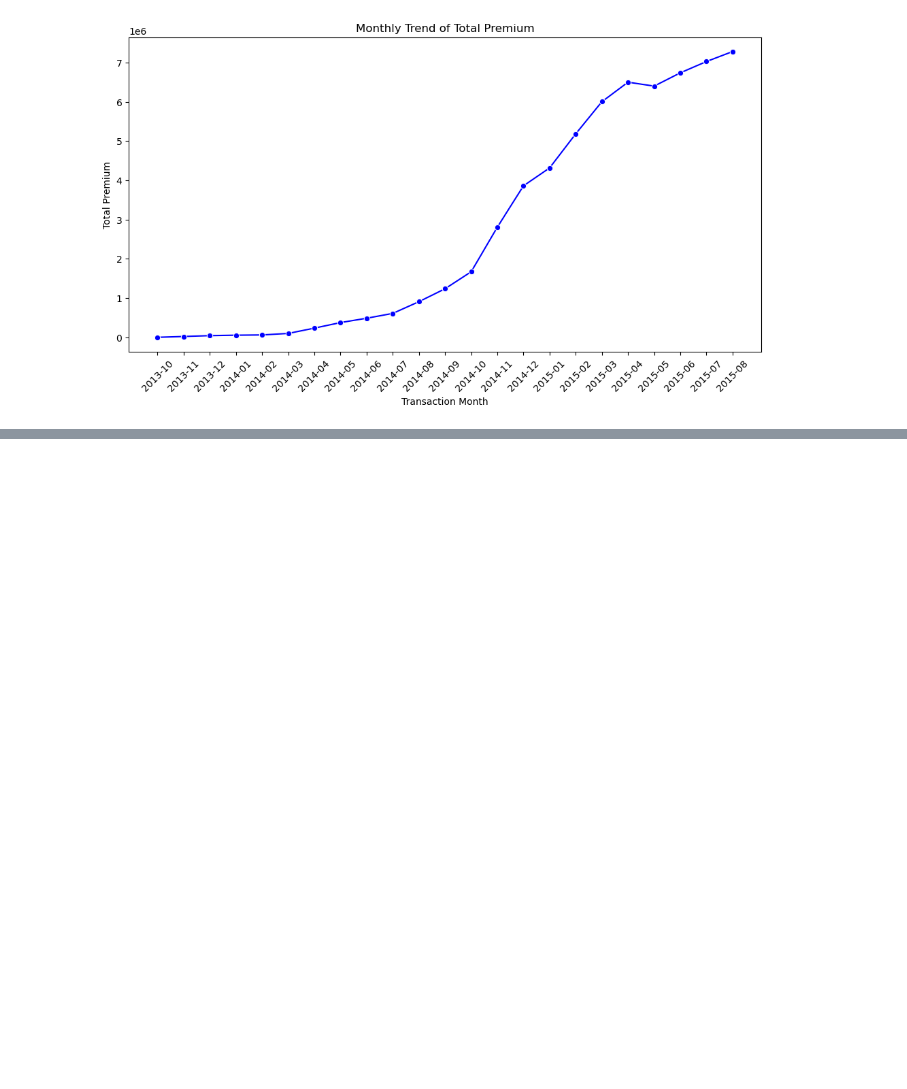
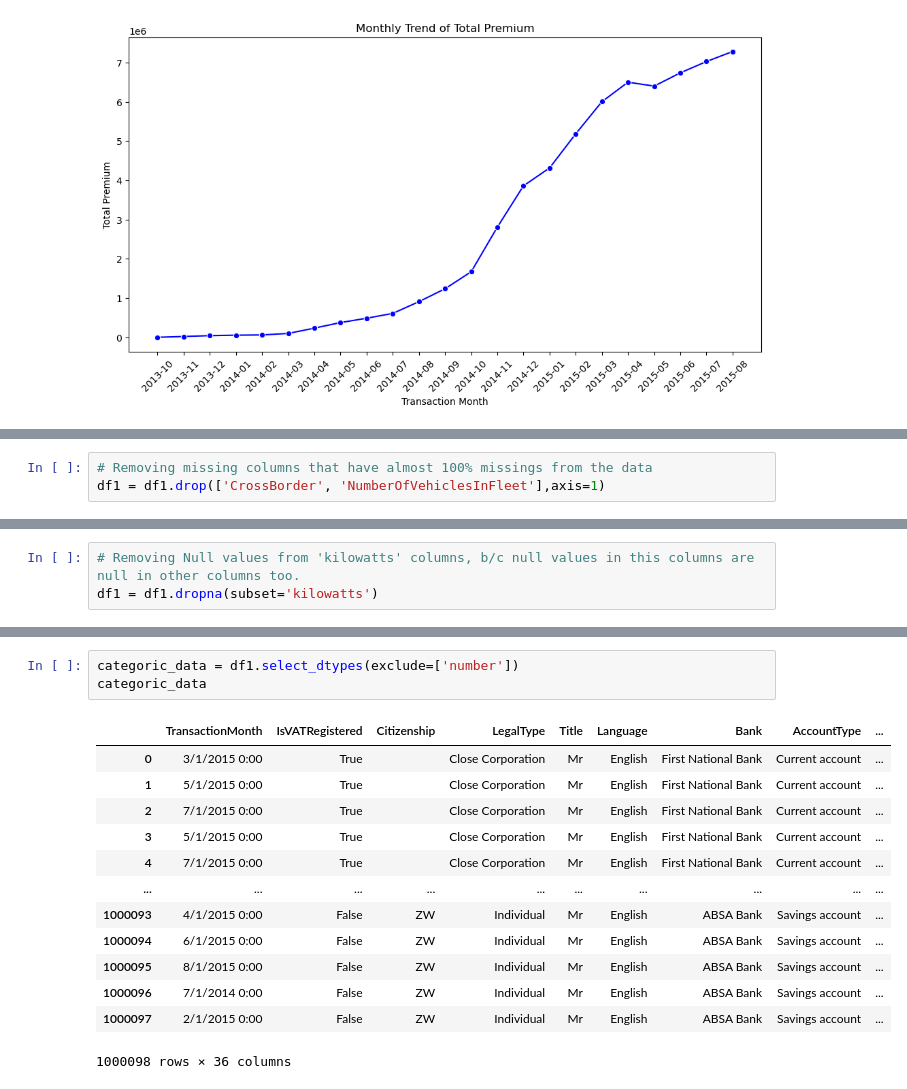
Before and after one commit to mubarek4566/Insurance_Analytics_W3, a Jupyter notebook: notebooks/main.ipynb, the cells around one changed output, grey strips where cells are left out. Drawn from its saved outputs; the diff is of its cells as text; blank space fills up the shorter version.

Commit message:
Data Preprocessing steps

```diff
--- a/notebooks/main.ipynb
+++ b/notebooks/main.ipynb
@@ -391,0 +419,3 @@ premium_trend = visualize.plot_premium_trend()
+# %%
+# Removing missing columns that have almost 100% missings from the data
+df1 = df1.drop(['CrossBorder', 'NumberOfVehiclesInFleet'],axis=1)
@@ -391,0 +439,3 @@ premium_trend = visualize.plot_premium_trend()
+# %%
+# Removing Null values from 'kilowatts' columns, b/c null values in this columns are null in other columns too.
+df1 = df1.dropna(subset='kilowatts')
@@ -391,0 +462,17 @@ premium_trend = visualize.plot_premium_trend()
+# %%
+categoric_data = df1.select_dtypes(exclude=['number'])
+categoric_data
+# %% [output]
+|  | TransactionMonth | IsVATRegistered | Citizenship | LegalType | Title | Language | Bank | AccountType | ... |
+| 0 | 3/1/2015 0:00 | True |  | Close Corporation | Mr | English | First National Bank | Current account | ... |
+| 1 | 5/1/2015 0:00 | True |  | Close Corporation | Mr | English | First National Bank | Current account | ... |
+| 2 | 7/1/2015 0:00 | True |  | Close Corporation | Mr | English | First National Bank | Current account | ... |
+| 3 | 5/1/2015 0:00 | True |  | Close Corporation | Mr | English | First National Bank | Current account | ... |
+| 4 | 7/1/2015 0:00 | True |  | Close Corporation | Mr | English | First National Bank | Current account | ... |
+| ... | ... | ... | ... | ... | ... | ... | ... | ... | ... |
+| 1000093 | 4/1/2015 0:00 | False | ZW | Individual | Mr | English | ABSA Bank | Savings account | ... |
+| 1000094 | 6/1/2015 0:00 | False | ZW | Individual | Mr | English | ABSA Bank | Savings account | ... |
+| 1000095 | 8/1/2015 0:00 | False | ZW | Individual | Mr | English | ABSA Bank | Savings account | ... |
+| 1000096 | 7/1/2014 0:00 | False | ZW | Individual | Mr | English | ABSA Bank | Savings account | ... |
+| 1000097 | 2/1/2015 0:00 | False | ZW | Individual | Mr | English | ABSA Bank | Savings account | ... |
+1000098 rows × 36 columns
```
Also changed, not shown: parts of 7 cells of this notebook, 2 other files.
